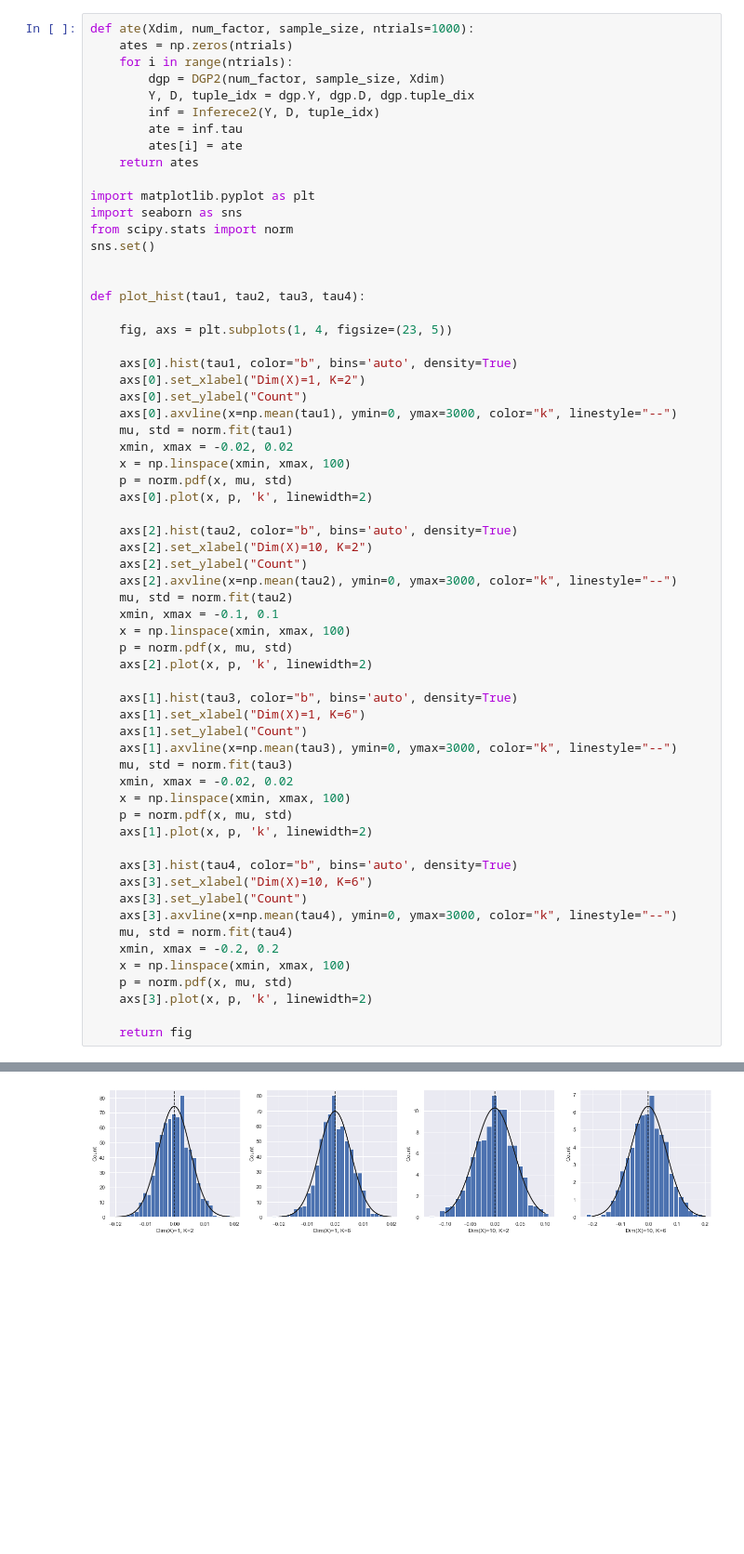
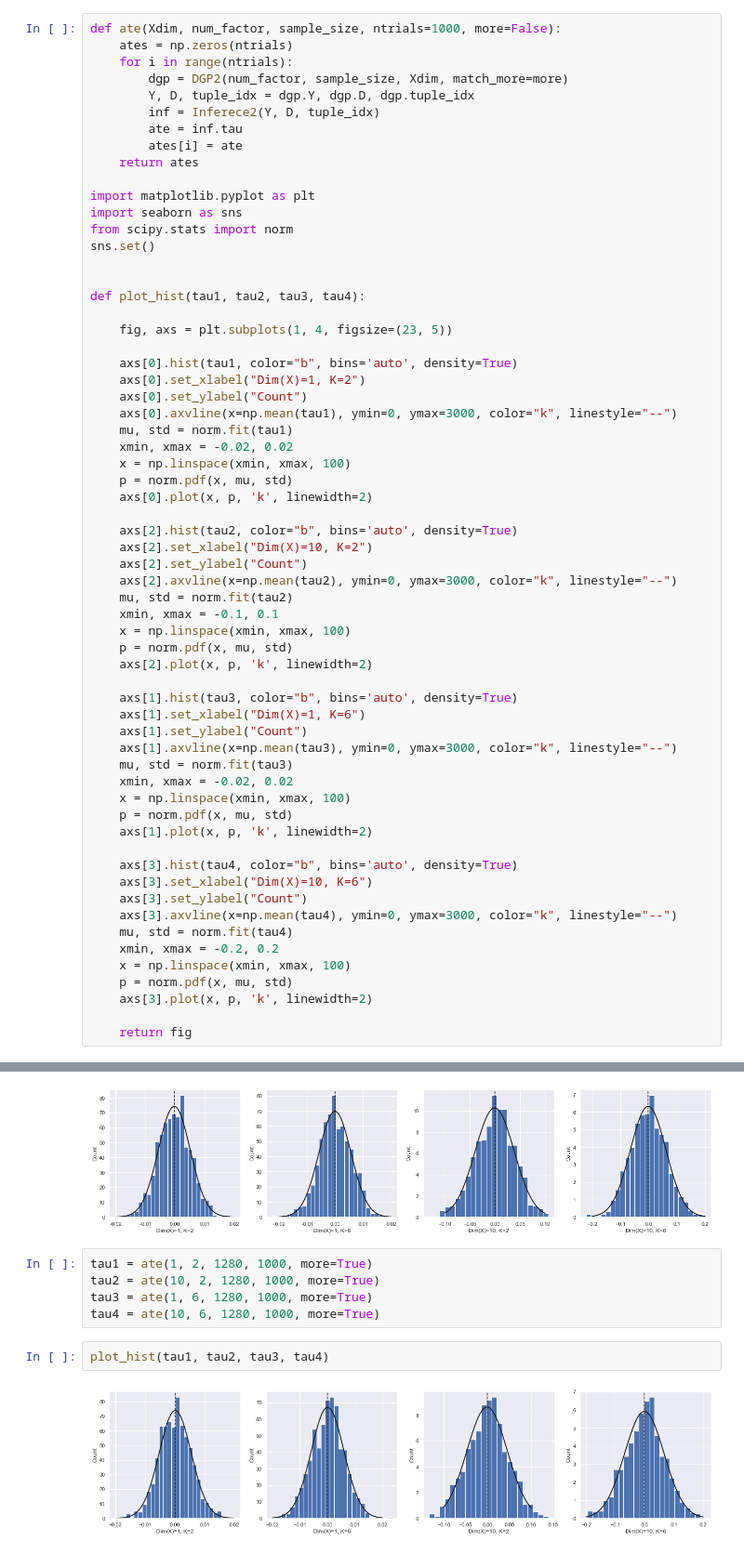
Before and after one commit to freshtaste/Matched-Tuple, a Jupyter notebook: simulation2.ipynb, the cells around one changed output, grey strips where cells are left out. Shown at 93% size. Saved outputs shown, nothing was run; the diff lists cells and outputs as text; blank space fills up the shorter version.

```diff
--- a/simulation2.ipynb
+++ b/simulation2.ipynb
@@ -120,9 +136,9 @@ print(results5)
 # %%
-def ate(Xdim, num_factor, sample_size, ntrials=1000):
+def ate(Xdim, num_factor, sample_size, ntrials=1000, more=False):
     ates = np.zeros(ntrials)
     for i in range(ntrials):
-        dgp = DGP2(num_factor, sample_size, Xdim)
-        Y, D, tuple_idx = dgp.Y, dgp.D, dgp.tuple_dix
+        dgp = DGP2(num_factor, sample_size, Xdim, match_more=more)
+        Y, D, tuple_idx = dgp.Y, dgp.D, dgp.tuple_idx
         inf = Inferece2(Y, D, tuple_idx)
         ate = inf.tau
         ates[i] = ate
@@ -189,3 +205,12 @@ plot_hist(tau1, tau2, tau3, tau4)
 # %% [output]
 [figure]
 [figure]
+# %%
+tau1 = ate(1, 2, 1280, 1000, more=True)
+tau2 = ate(10, 2, 1280, 1000, more=True)
+tau3 = ate(1, 6, 1280, 1000, more=True)
+tau4 = ate(10, 6, 1280, 1000, more=True)
+# %%
+plot_hist(tau1, tau2, tau3, tau4)
+# %% [output]
+[figure, added]
```
Also changed, not shown: parts of 6 cells of this notebook.
